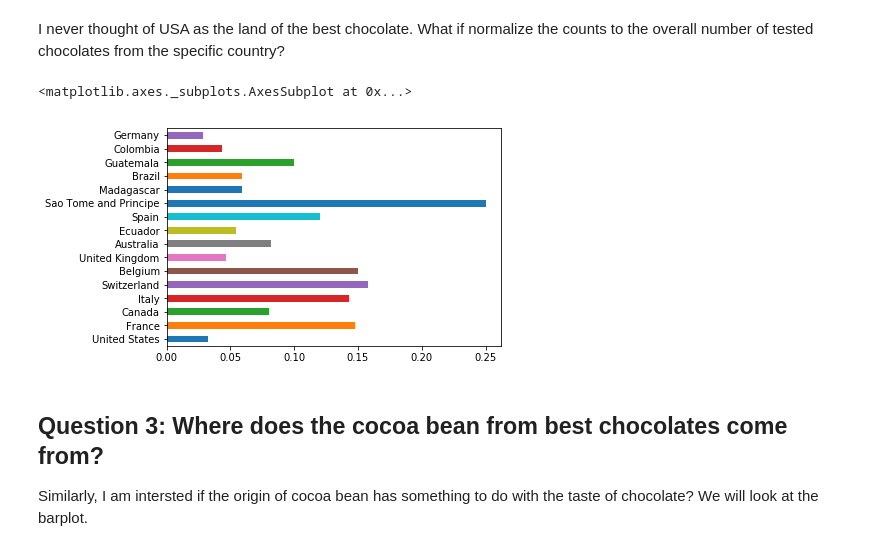
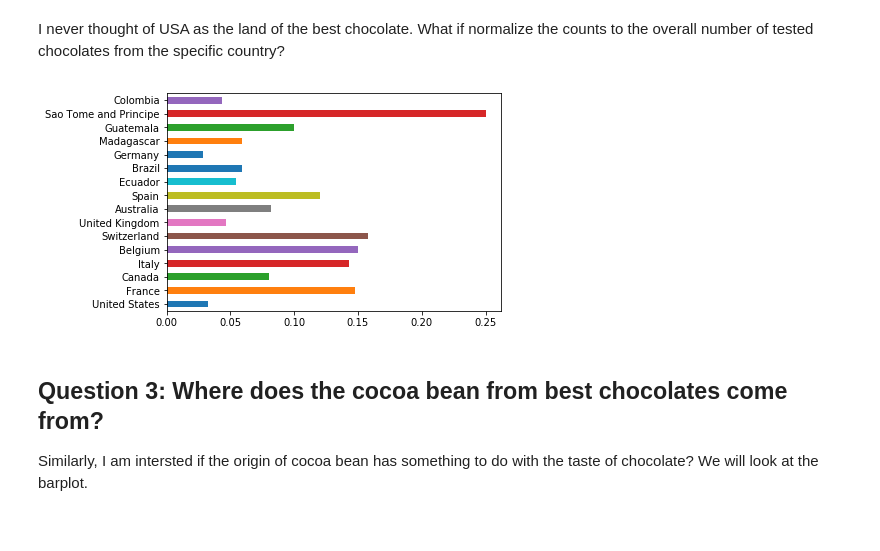
Before and after one commit to doroslava/Chocolate_ratings_analysis, a Jupyter notebook: Chocolate Bar Ratings.ipynb, the cells around one changed output. Saved outputs shown, nothing was run; the diff lists cells and outputs as text; code cells hidden in the pictures.

```diff
--- a/Chocolate Bar Ratings.ipynb
+++ b/Chocolate Bar Ratings.ipynb
@@ -178,14 +200,9 @@ df[df["Rating"] >= 4.0].CompanyLocation.value_counts().plot.barh()
 # %% [markdown]
 I never thought of USA as the land of the best chocolate. What if normalize the counts to the overall number of tested chocolates from the specific country?
-# %%
-best_counts = df[df["Rating"] >= 4.0].CompanyLocation.value_counts()
-
-overall_counts = df.CompanyLocation.value_counts()[best_counts.keys()]
-
-(best_counts / overall_counts).plot.barh()
-# %% [output]
-<matplotlib.axes._subplots.AxesSubplot at 0x...>
-[figure, removed]
+# %%
+choco_barplot(df,"CompanyLocation",absolute_value=False)
+# %% [output]
+[figure, added]
 # %% [markdown]
 ## Question 3: Where does the cocoa bean from best chocolates come from?
 
```
Also changed, not shown: parts of 18 cells of this notebook.
